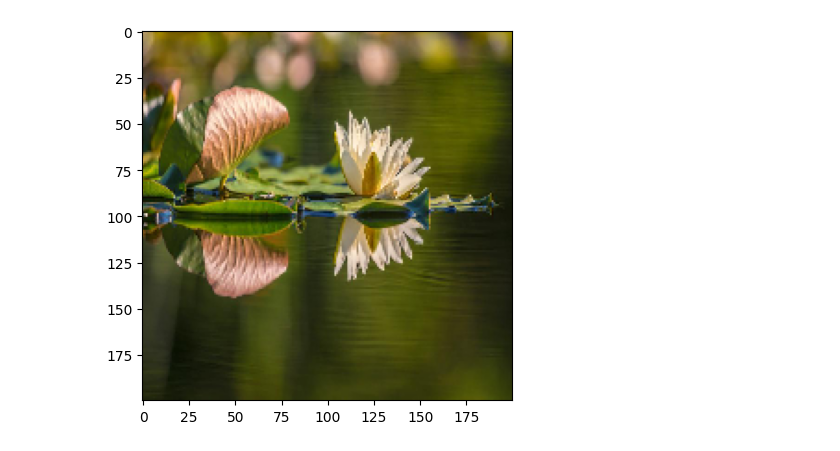
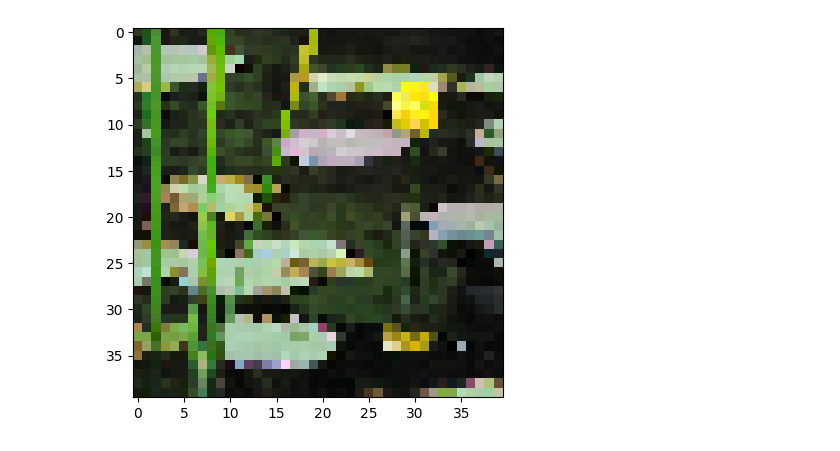
Before and after one commit to Quang-Trong-Tan-Loc/AI, a Jupyter notebook: BT11_clessify_flowers_with_CNN.ipynb, the cells around one changed output. Saved outputs shown, nothing was run; the diff lists cells and outputs as text; code cells hidden in the pictures.

```diff
--- a/BT11_clessify_flowers_with_CNN.ipynb
+++ b/BT11_clessify_flowers_with_CNN.ipynb
@@ -66,7 +57,7 @@ epochs = 10
 classes = 5
 # %%
 model = Sequential()
-model.add(Conv2D(32, kernel_size =(3,3), activation= 'linear', input_shape= (200,200,3), padding = 'same'))
+model.add(Conv2D(32, kernel_size =(3,3), activation= 'linear', input_shape= (40,40,3), padding = 'same'))
 from keras.layers import LeakyReLU
 model.add(LeakyReLU(alpha = 0.1))
 model.add(MaxPooling2D((2,2), padding = 'same'))
@@ -103,6 +94,6 @@ Trainable params: 41,054,021
 Non-trainable params: 0
 _________________________________________________________________
 # %%
-train = model.fit(train_X, y_train, batch_size = batch_size, epochs = epochs, verbose = 1)
+train = model.fit(X, y, batch_size = batch_size, epochs = epochs, verbose = 1)
 # %% [output]
 Epoch 1/10
@@ -127,0 +119,13 @@ Epoch 10/10
+# %%
+folder = '/content/drive/MyDrive/Data_CNN/Test/flower'
+flower = ['daisy', 'iris', 'rose', 'tulip', 'water_lily']
+X_test, y_test = list(), list()
+for i in range (5):
+  filename = folder +'/'+ flower[i] + '/'
+  for file in listdir (filename):
+    photo = load_img (filename + file, target_size=(40,40))
+    photo = img_to_array(photo)
+    X_test.append(photo)
+    y_test.append(i)
+X_test = asarray(X_test)
+y_test = asarray(y_test)
@@ -128 +138,5 @@ Epoch 10/10
+# %%
+from keras.utils import to_categorical
+y_test = to_categorical(y_test)
+X_test = X_test.astype('float32')/255
 # %%
@@ -133,7 +147,7 @@ model.evaluate(train_X, y_train)
 # %%
-n = 15
-plt.imshow(train_X[n])
-pred = model.predict(train_X[n].reshape((1, 200, 200,3)))
-print(food[pred.argmax()])
-print(food[y_train[n].argmax()])
+n = 900
+plt.imshow(X_test[n])
+pred = model.predict(X_test[n].reshape((1,40,40,3)))
+print(flower[pred.argmax()])
+print(flower[y_test[n].argmax()])
 # %% [output]
@@ -141,3 +155,3 @@ print(food[y_train[n].argmax()])
 water_lily
 water_lily
-[figure, old version]
+[figure, new version]
```
Also changed, not shown: parts of 13 cells of this notebook.
